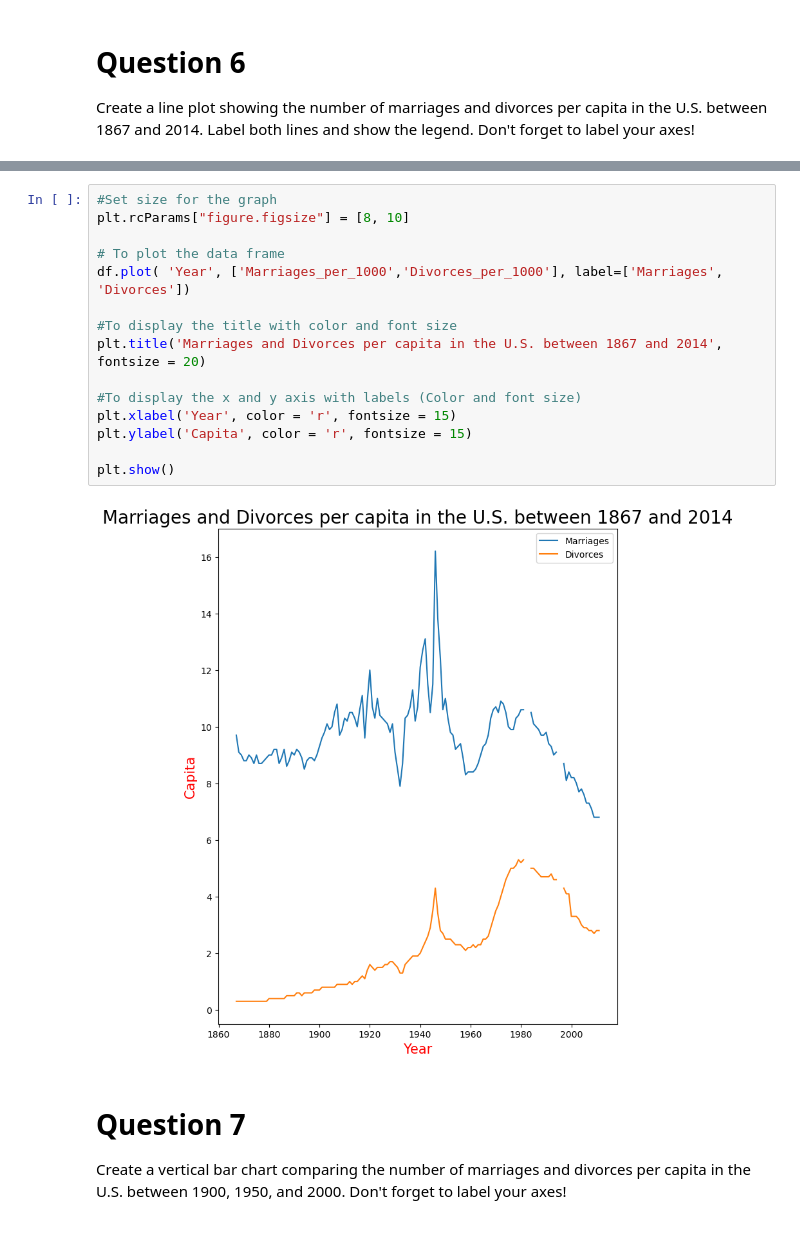
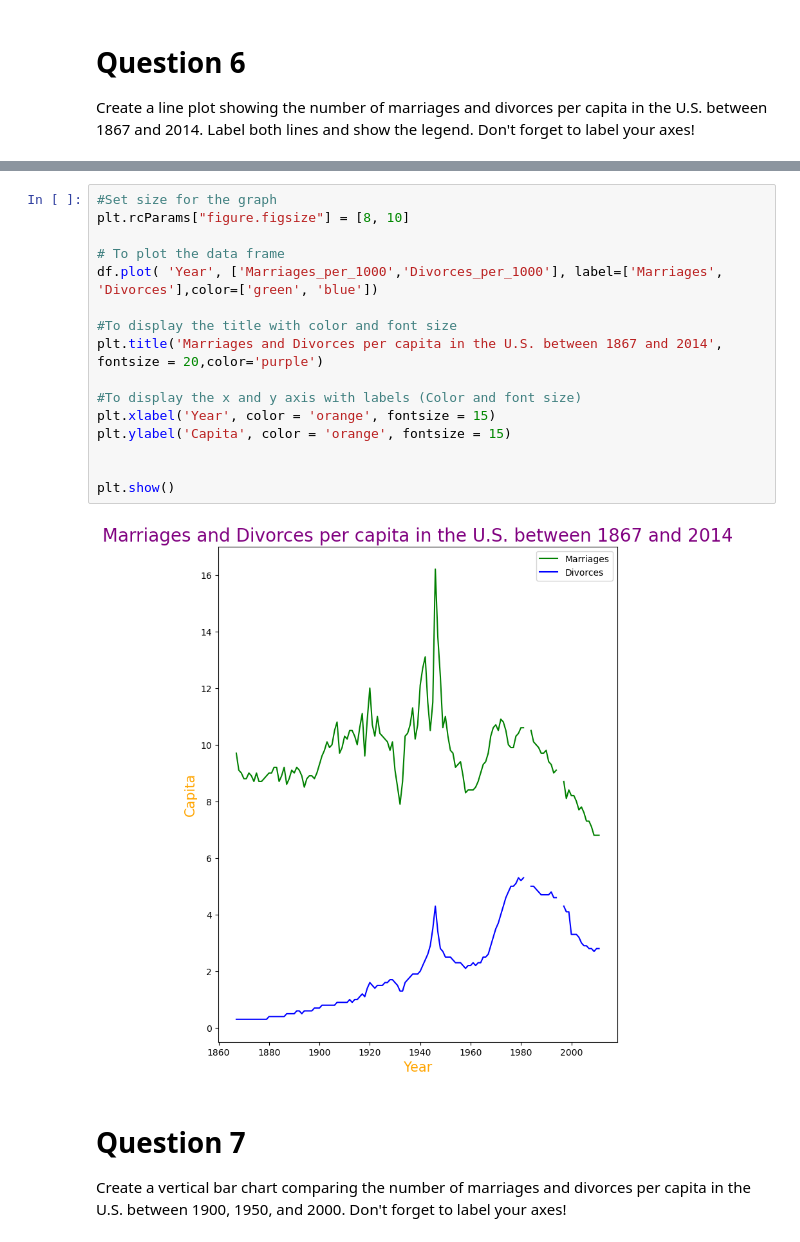
Before and after one commit to Pr33datorr/Yash.Gupta.BDAT1004PS3, a Jupyter notebook: Yash.Gupta.Problem_Set_3.ipynb, the cells around one changed output, grey strips where cells are left out. Cells and saved outputs as stored; diff of their text form.

```diff
--- a/Yash.Gupta.Problem_Set_3.ipynb
+++ b/Yash.Gupta.Problem_Set_3.ipynb
@@ -1186,20 +1181,21 @@ df
 # %%
 #Set size for the graph
 plt.rcParams["figure.figsize"] = [8, 10]
 
 # To plot the data frame
-df.plot( 'Year', ['Marriages_per_1000','Divorces_per_1000'], label=['Marriages', 'Divorces'])
+df.plot( 'Year', ['Marriages_per_1000','Divorces_per_1000'], label=['Marriages', 'Divorces'],color=['green', 'blue'])
 
 #To display the title with color and font size
-plt.title('Marriages and Divorces per capita in the U.S. between 1867 and 2014', fontsize = 20)
+plt.title('Marriages and Divorces per capita in the U.S. between 1867 and 2014', fontsize = 20,color='purple')
 
 #To display the x and y axis with labels (Color and font size)
-plt.xlabel('Year', color = 'r', fontsize = 15)
-plt.ylabel('Capita', color = 'r', fontsize = 15)
+plt.xlabel('Year', color = 'orange', fontsize = 15)
+plt.ylabel('Capita', color = 'orange', fontsize = 15)
+
 
 plt.show()
 # %% [output]
-[figure, old version]
+[figure, new version]
 # %% [markdown]
 # Question 7
 
```
Also changed, not shown: parts of 29 cells of this notebook.
